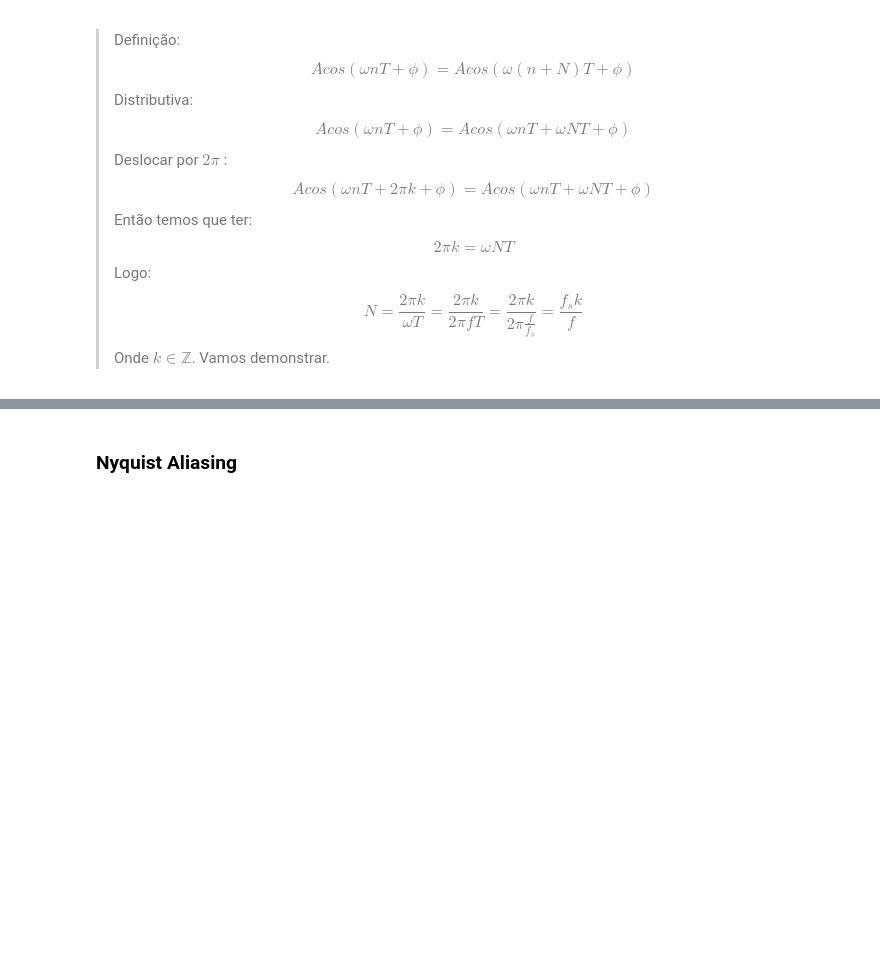
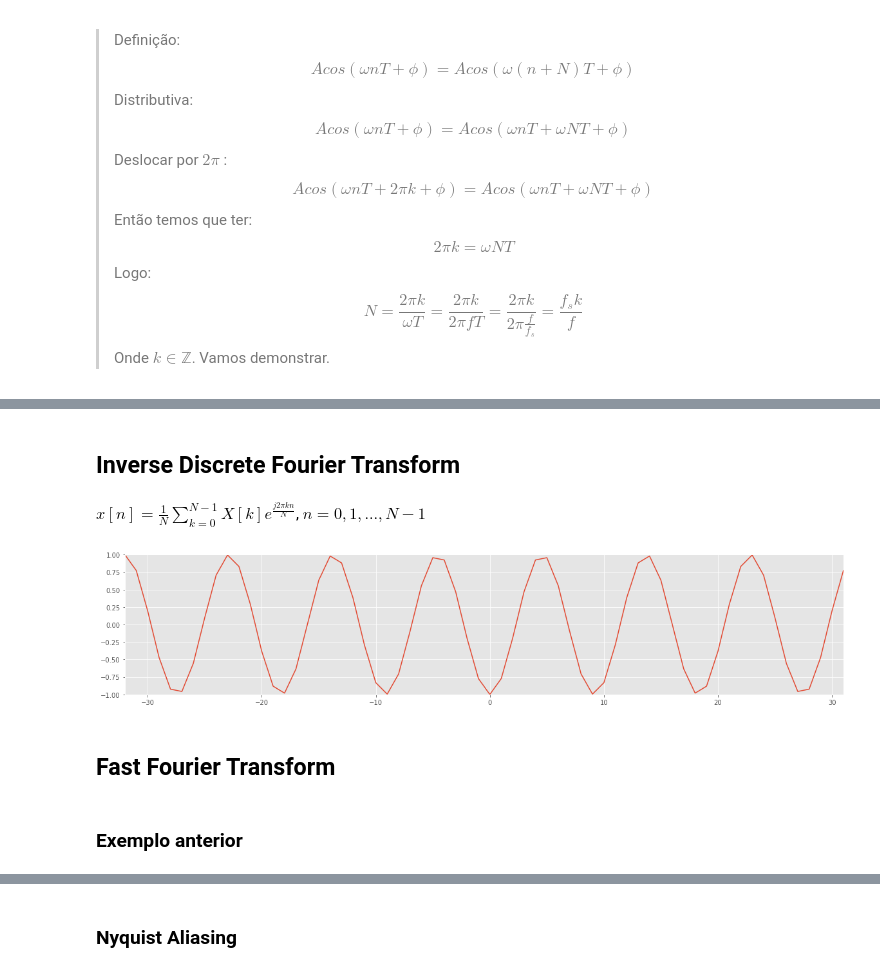
Before and after one commit to rocabrera/audio-learning, a Jupyter notebook: fourier_intro.ipynb, the cells around one changed output, grey strips where cells are left out. Drawn from its saved outputs; the diff is of its cells as text; code cells hidden in the pictures; blank space fills up the shorter version.

```diff
--- a/fourier_intro.ipynb
+++ b/fourier_intro.ipynb
@@ -62,0 +140,32 @@ plt.tight_layout()
+# %% [markdown]
+## **Inverse Discrete Fourier Transform**
+# %% [markdown]
+$x[n] = \frac{1}{N}\sum_{k=0}^{N-1}X[k]e^{\frac{j 2\pi kn}{N}}$, $n = 0,1, ... , N-1$
+# %%
+#Input Signal
+N  = 64 # Samples
+f0 = 7  #Frequência Fundamental
+
+x_cos  = np.cos(2 * np.pi * f0 /N * np.arange(N))
+
+# X_k é do último gráfico
+X_k = plot_DFT(x_cos, plot=False)
+
+x_n = []
+ns  = np.arange(-N/2,N/2)
+ks  = np.arange(-N/2,N/2)
+
+for n in ns:
+    s_k = np.exp(1j * 2 * np.pi * n/N * ks)
+    x_n.append(1.0/N * sum(X_k*s_k))
+
+fig = plt.figure(figsize=(20,4))
+plt.plot(ks, np.real(x_n))
+plt.axis([-N/2, N/2-1,-1,1])
+plt.show()
+# %% [output]
+[figure, added]
+# %% [markdown]
+## **Fast Fourier Transform**
+# %% [markdown]
+### Exemplo anterior
```
Also changed, not shown: parts of 39 cells of this notebook, 2 other files.
